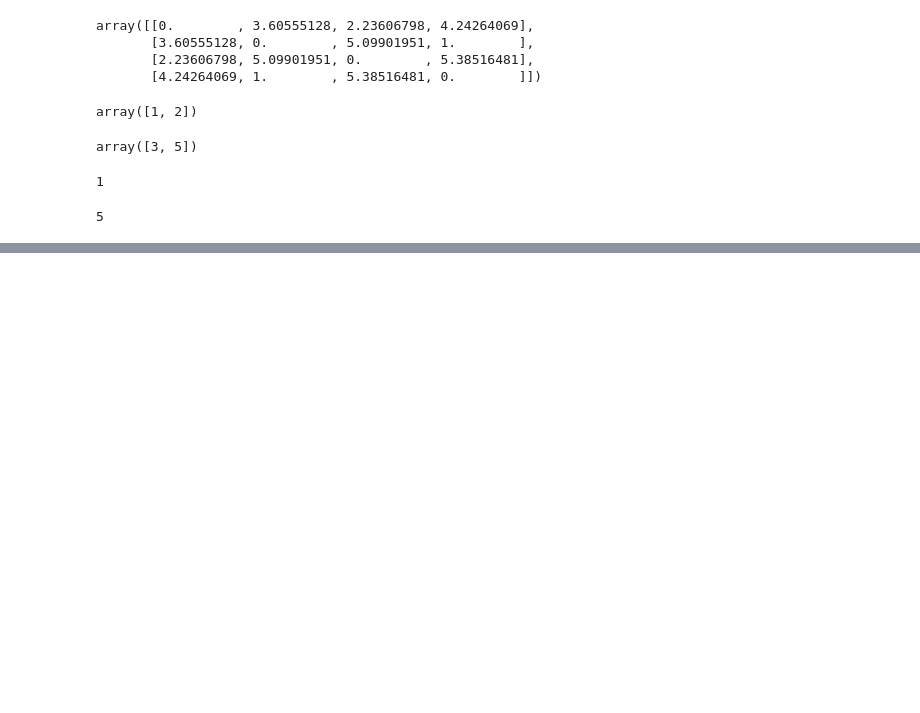
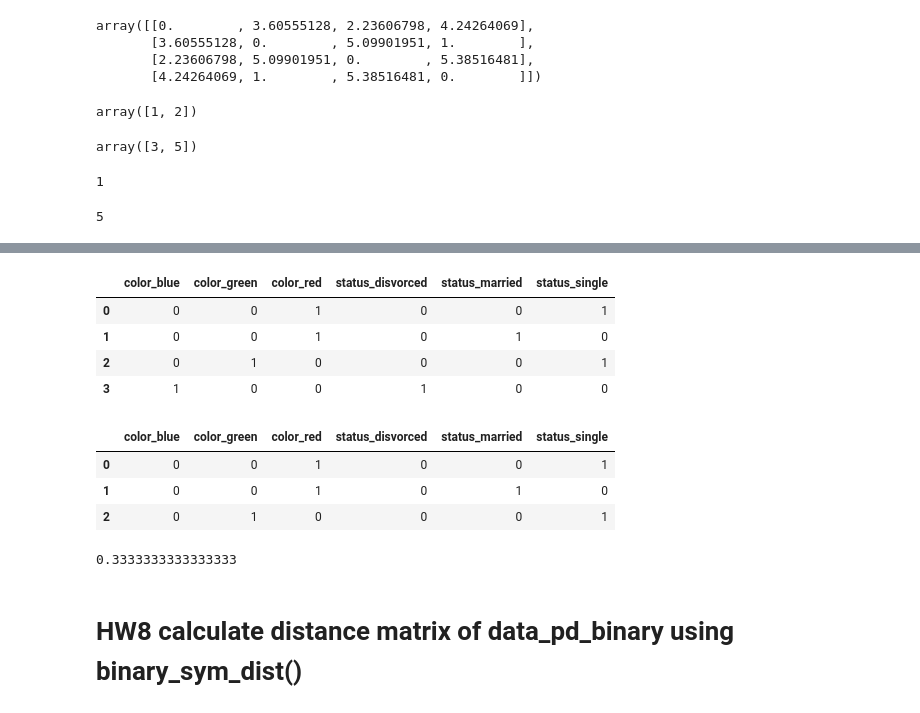
Before and after one commit to Adibank/DPDM, a Jupyter notebook: Data103_Distance.ipynb, the cells around one changed output, grey strips where cells are left out. Drawn from its saved outputs; the diff is of its cells as text; code cells hidden in the pictures; blank space fills up the shorter version.

```diff
--- a/Data103_Distance.ipynb
+++ b/Data103_Distance.ipynb
@@ -139,0 +262,5 @@ data2[1,:][1] #ทด
+# %%
+data_dict2 = {'color':['red','red','green','blue'], #color = {'red','green','blue'}
+             'status':['single','married','single','disvorced']} #status = {'single','married','disvorced'}
+data_pd2 = pd.DataFrame.from_dict(data_dict2)
+data_pd2
@@ -139,0 +273,18 @@ data2[1,:][1] #ทด
+# %%
+data_pd_binary = pd.get_dummies(data_pd2)
+data_pd_binary
+# %% [output]
+|  | color_blue | color_green | color_red | status_disvorced | status_married | status_single |
+| 0 | 0 | 0 | 1 | 0 | 0 | 1 |
+| 1 | 0 | 0 | 1 | 0 | 1 | 0 |
+| 2 | 0 | 1 | 0 | 0 | 0 | 1 |
+| 3 | 1 | 0 | 0 | 1 | 0 | 0 |
+# %%
+data_pd_binary = pd.get_dummies(data_pd2)
+data_pd_binary = data_pd_binary.iloc[:3,:]
+data_pd_binary
+# %% [output]
+|  | color_blue | color_green | color_red | status_disvorced | status_married | status_single |
+| 0 | 0 | 0 | 1 | 0 | 0 | 1 |
+| 1 | 0 | 0 | 1 | 0 | 1 | 0 |
+| 2 | 0 | 1 | 0 | 0 | 0 | 1 |
@@ -139,0 +310,6 @@ data2[1,:][1] #ทด
+# %%
+binary_sym_dist(list(data_pd_binary.iloc[0,:]),list(data_pd_binary.iloc[1,:]))
+# %% [output]
+0.3333333333333333
+# %% [markdown]
+# HW8 calculate distance matrix of data_pd_binary using binary_sym_dist()
```
Also changed, not shown: parts of 28 cells of this notebook.
